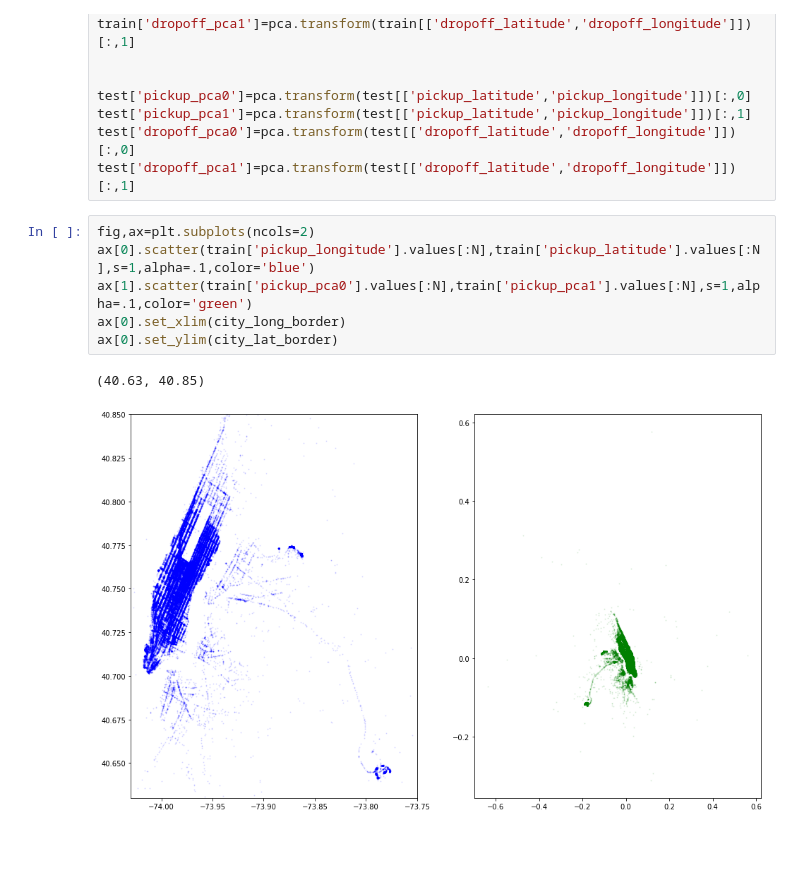
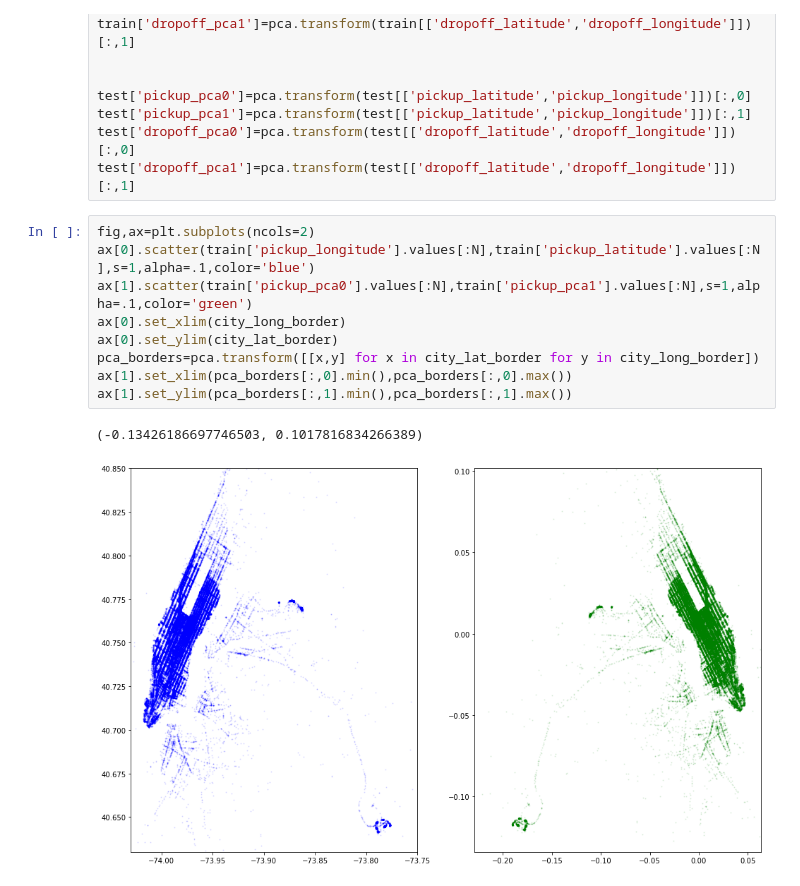
Before and after one commit to prabha-git/kaggle, a Jupyter notebook: New York City Taxi Trip Duration/From EDA to the Top (LB 0.367) by Beluga.ipynb, the cells around one changed output. Cells and saved outputs as stored; diff of their text form; blank space fills up the shorter version.

```diff
--- a/New York City Taxi Trip Duration/From EDA to the Top (LB 0.367) by Beluga.ipynb
+++ b/New York City Taxi Trip Duration/From EDA to the Top (LB 0.367) by Beluga.ipynb
@@ -111,9 +111,12 @@ test['dropoff_pca1']=pca.transform(test[['dropoff_latitude','dropoff_longitude']
 # %%
 fig,ax=plt.subplots(ncols=2)
 ax[0].scatter(train['pickup_longitude'].values[:N],train['pickup_latitude'].values[:N],s=1,alpha=.1,color='blue')
 ax[1].scatter(train['pickup_pca0'].values[:N],train['pickup_pca1'].values[:N],s=1,alpha=.1,color='green')
 ax[0].set_xlim(city_long_border)
 ax[0].set_ylim(city_lat_border)
+pca_borders=pca.transform([[x,y] for x in city_lat_border for y in city_long_border])
+ax[1].set_xlim(pca_borders[:,0].min(),pca_borders[:,0].max())
+ax[1].set_ylim(pca_borders[:,1].min(),pca_borders[:,1].max())
 # %% [output]
-(40.63, 40.85)
+(-0.13426186697746503, 0.1017816834266389)
-[figure, old version]
+[figure, new version]
```
Also changed, not shown: parts of 2 cells of this notebook.
